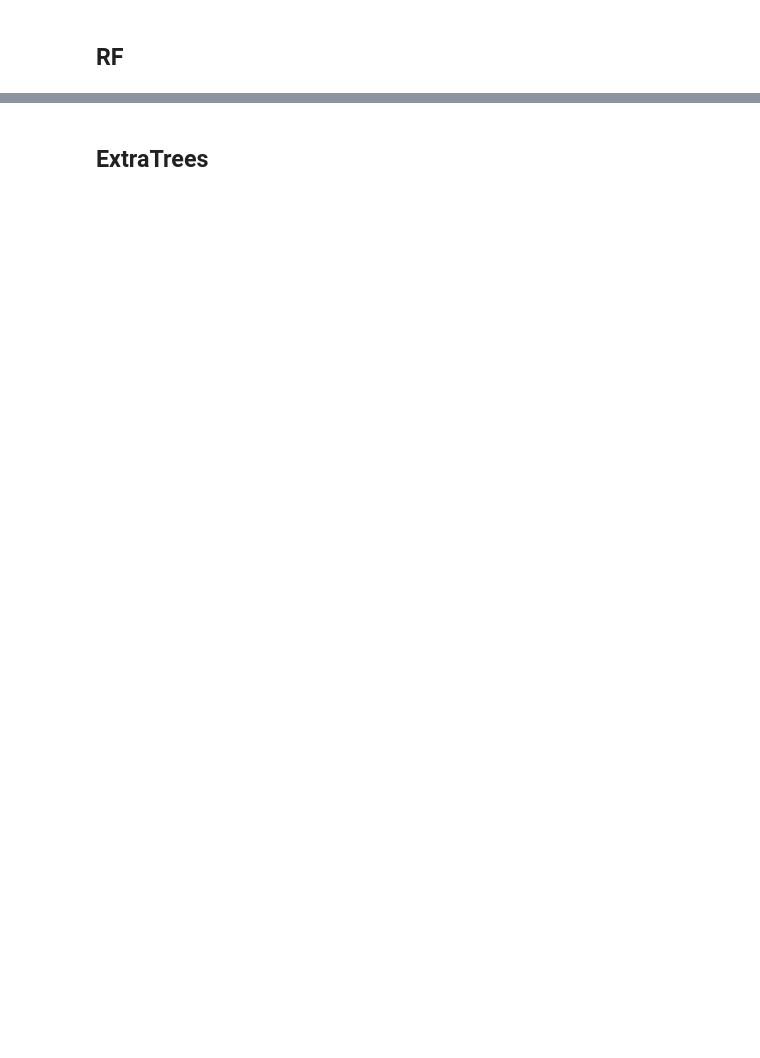
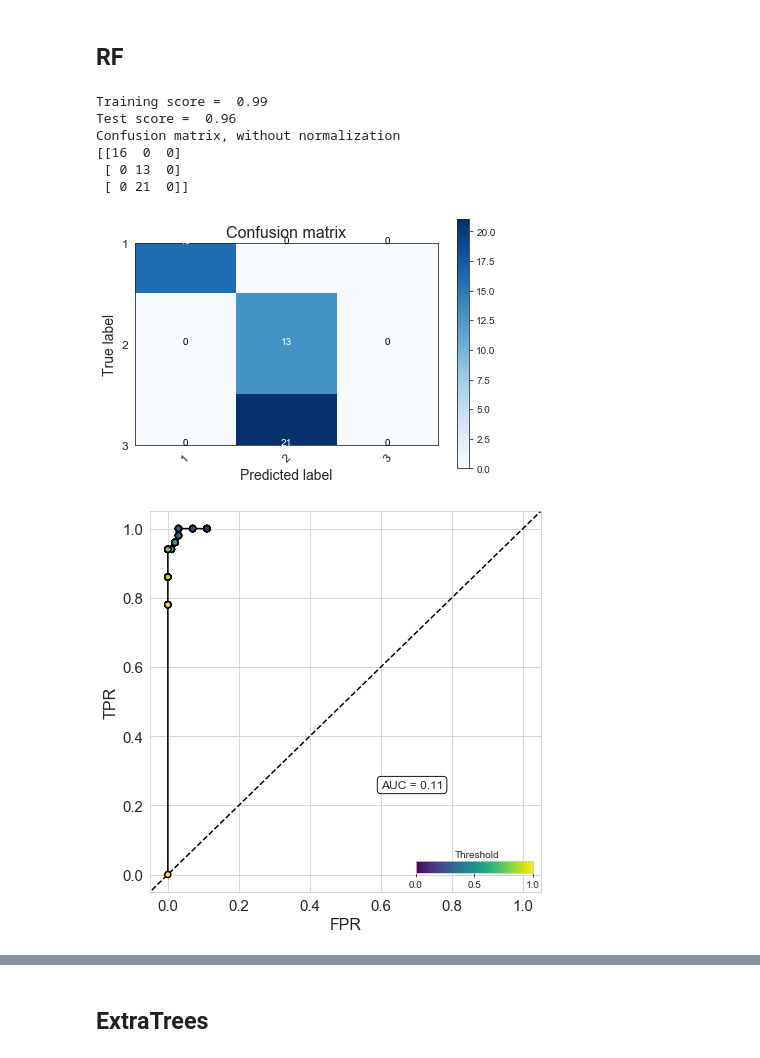
Before and after one commit to scottclay/MLLytics, a Jupyter notebook: examples/metrics_multi.ipynb, the cells around one changed output, grey strips where cells are left out. Saved outputs shown, nothing was run; the diff lists cells and outputs as text; code cells hidden in the pictures; blank space fills up the shorter version.

```diff
--- a/examples/metrics_multi.ipynb
+++ b/examples/metrics_multi.ipynb
@@ -161,9 +175,18 @@ from sklearn.ensemble import ExtraTreesClassifier, RandomForestClassifier, Gradi
 # %%
 rf = RandomForestClassifier()
 rf = train_model(rf, X_train, y_train)
 print('Test score = ',rf.score(X_test,y_test))
 prob, pred, label = get_data(rf, X_test, y_test)
-rf_metrics = MultiClassMetrics(prob, pred, label)
+rf_metrics = MultiClassMetrics(prob, pred, label, method='micro')
 rf_metrics.give_threshold()
-make_plots(label, pred, rf_metrics.fpr['micro'], rf_metrics.tpr['micro'],rf_metrics.threshold,
-          rf_metrics.recall['micro'], rf_metrics.precision['micro'])
+make_plots(label, pred, rf_metrics.fpr, rf_metrics.tpr,rf_metrics.threshold,
+          rf_metrics.recall, rf_metrics.precision)
+# %% [output]
+Training score =  0.99
+Test score =  0.96
+Confusion matrix, without normalization
+[[16  0  0]
+ [ 0 13  0]
+ [ 0 21  0]]
+[figure, added]
+[figure, added]
```
Also changed, not shown: parts of 8 cells of this notebook, 5 other files.
